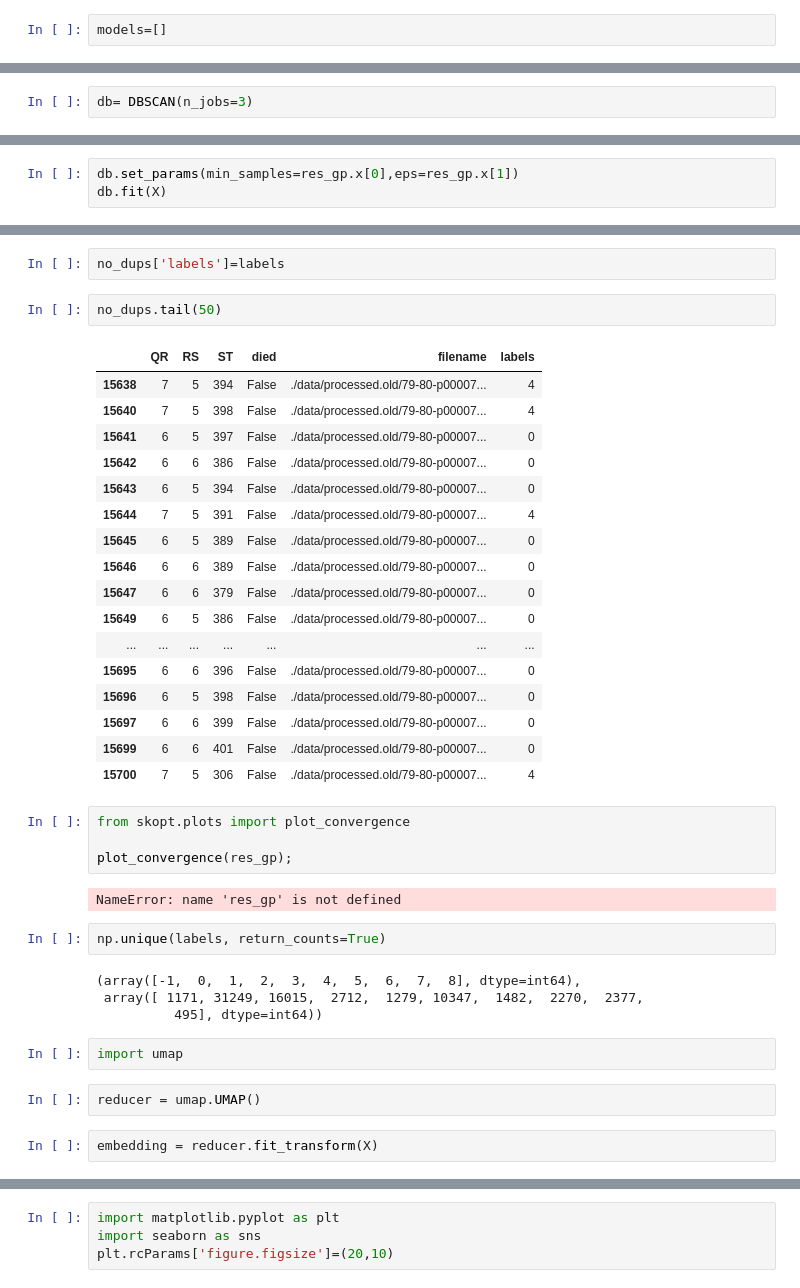
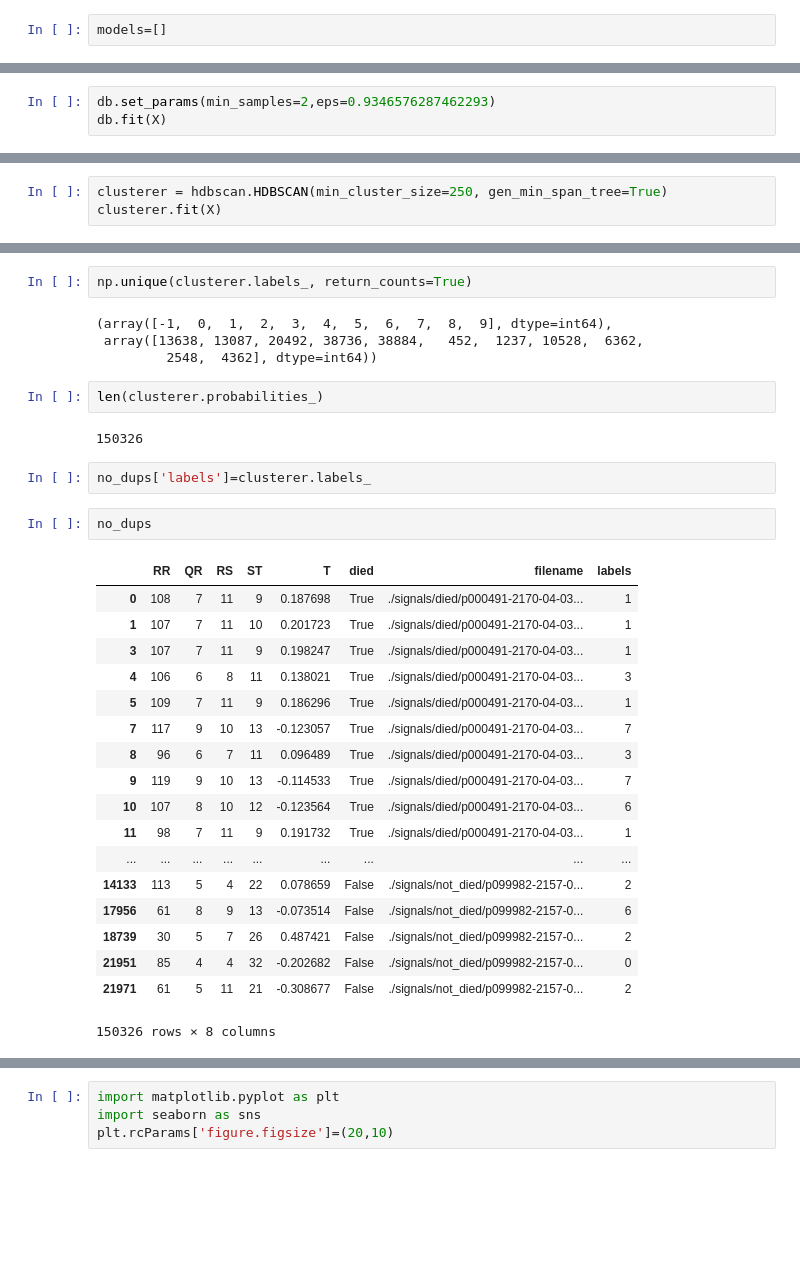
Before and after one commit to andresmore/HR_Analysis, a Jupyter notebook: HR_Analysis/Exploration_DBSCAN.ipynb, the cells around one changed output, grey strips where cells are left out. Drawn from its saved outputs; the diff is of its cells as text; blank space fills up the shorter version.

```diff
--- a/HR_Analysis/Exploration_DBSCAN.ipynb
+++ b/HR_Analysis/Exploration_DBSCAN.ipynb
@@ -530,2 +742,0 @@ def scoring(num_labels,silhouette_sc):
-# %%
-db= DBSCAN(n_jobs=3)
@@ -548,3 +743,3 @@ res_gp = gp_minimize(objective, space_dbscan, n_calls=20, random_state=0)
 # %%
-db.set_params(min_samples=res_gp.x[0],eps=res_gp.x[1])
+db.set_params(min_samples=2,eps=0.9346576287462293)
 db.fit(X)
@@ -553,0 +761,3 @@ np.unique(labels, return_counts=True)
+# %%
+clusterer = hdbscan.HDBSCAN(min_cluster_size=250, gen_min_span_tree=True)
+clusterer.fit(X)
@@ -554,40 +783,33 @@ np.unique(labels, return_counts=True)
+# %%
+np.unique(clusterer.labels_, return_counts=True)
+# %% [output]
+(array([-1,  0,  1,  2,  3,  4,  5,  6,  7,  8,  9], dtype=int64),
+ array([13638, 13087, 20492, 38736, 38884,   452,  1237, 10528,  6362,
+         2548,  4362], dtype=int64))
+# %%
+len(clusterer.probabilities_)
+# %% [output]
+150326
 # %%
-no_dups['labels']=labels
+no_dups['labels']=clusterer.labels_
 # %%
-no_dups.tail(50)
+no_dups
 # %% [output]
-|  | QR | RS | ST | died | filename | labels |
-| 15638 | 7 | 5 | 394 | False | ./data/processed.old/79-80-p00007... | 4 |
-| 15640 | 7 | 5 | 398 | False | ./data/processed.old/79-80-p00007... | 4 |
-| 15641 | 6 | 5 | 397 | False | ./data/processed.old/79-80-p00007... | 0 |
-| 15642 | 6 | 6 | 386 | False | ./data/processed.old/79-80-p00007... | 0 |
-| 15643 | 6 | 5 | 394 | False | ./data/processed.old/79-80-p00007... | 0 |
-| 15644 | 7 | 5 | 391 | False | ./data/processed.old/79-80-p00007... | 4 |
-| 15645 | 6 | 5 | 389 | False | ./data/processed.old/79-80-p00007... | 0 |
-| 15646 | 6 | 6 | 389 | False | ./data/processed.old/79-80-p00007... | 0 |
-| 15647 | 6 | 6 | 379 | False | ./data/processed.old/79-80-p00007... | 0 |
-| 15649 | 6 | 5 | 386 | False | ./data/processed.old/79-80-p00007... | 0 |
-| ... | ... | ... | ... | ... | ... | ... |
-| 15695 | 6 | 6 | 396 | False | ./data/processed.old/79-80-p00007... | 0 |
-| 15696 | 6 | 5 | 398 | False | ./data/processed.old/79-80-p00007... | 0 |
-| 15697 | 6 | 6 | 399 | False | ./data/processed.old/79-80-p00007... | 0 |
-| 15699 | 6 | 6 | 401 | False | ./data/processed.old/79-80-p00007... | 0 |
-| 15700 | 7 | 5 | 306 | False | ./data/processed.old/79-80-p00007... | 4 |
+|  | RR | QR | RS | ST | T | died | filename | labels |
+| 0 | 108 | 7 | 11 | 9 | 0.187698 | True | ./signals/died/p000491-2170-04-03... | 1 |
+| 1 | 107 | 7 | 11 | 10 | 0.201723 | True | ./signals/died/p000491-2170-04-03... | 1 |
+| 3 | 107 | 7 | 11 | 9 | 0.198247 | True | ./signals/died/p000491-2170-04-03... | 1 |
+| 4 | 106 | 6 | 8 | 11 | 0.138021 | True | ./signals/died/p000491-2170-04-03... | 3 |
+| 5 | 109 | 7 | 11 | 9 | 0.186296 | True | ./signals/died/p000491-2170-04-03... | 1 |
+| 7 | 117 | 9 | 10 | 13 | -0.123057 | True | ./signals/died/p000491-2170-04-03... | 7 |
+| 8 | 96 | 6 | 7 | 11 | 0.096489 | True | ./signals/died/p000491-2170-04-03... | 3 |
+| 9 | 119 | 9 | 10 | 13 | -0.114533 | True | ./signals/died/p000491-2170-04-03... | 7 |
+| 10 | 107 | 8 | 10 | 12 | -0.123564 | True | ./signals/died/p000491-2170-04-03... | 6 |
+| 11 | 98 | 7 | 11 | 9 | 0.191732 | True | ./signals/died/p000491-2170-04-03... | 1 |
+| ... | ... | ... | ... | ... | ... | ... | ... | ... |
+| 14133 | 113 | 5 | 4 | 22 | 0.078659 | False | ./signals/not_died/p099982-2157-0... | 2 |
+| 17956 | 61 | 8 | 9 | 13 | -0.073514 | False | ./signals/not_died/p099982-2157-0... | 6 |
+| 18739 | 30 | 5 | 7 | 26 | 0.487421 | False | ./signals/not_died/p099982-2157-0... | 2 |
+| 21951 | 85 | 4 | 4 | 32 | -0.202682 | False | ./signals/not_died/p099982-2157-0... | 0 |
+| 21971 | 61 | 5 | 11 | 21 | -0.308677 | False | ./signals/not_died/p099982-2157-0... | 2 |
+150326 rows × 8 columns
-# %%
-from skopt.plots import plot_convergence
-
-plot_convergence(res_gp);
-# %% [output]
-NameError: name 'res_gp' is not defined
-# %%
-np.unique(labels, return_counts=True)
-# %% [output]
-(array([-1,  0,  1,  2,  3,  4,  5,  6,  7,  8], dtype=int64),
- array([ 1171, 31249, 16015,  2712,  1279, 10347,  1482,  2270,  2377,
-          495], dtype=int64))
-# %%
-import umap
-# %%
-reducer = umap.UMAP()
-# %%
-embedding = reducer.fit_transform(X)
```
Also changed, not shown: parts of 100 cells of this notebook.
